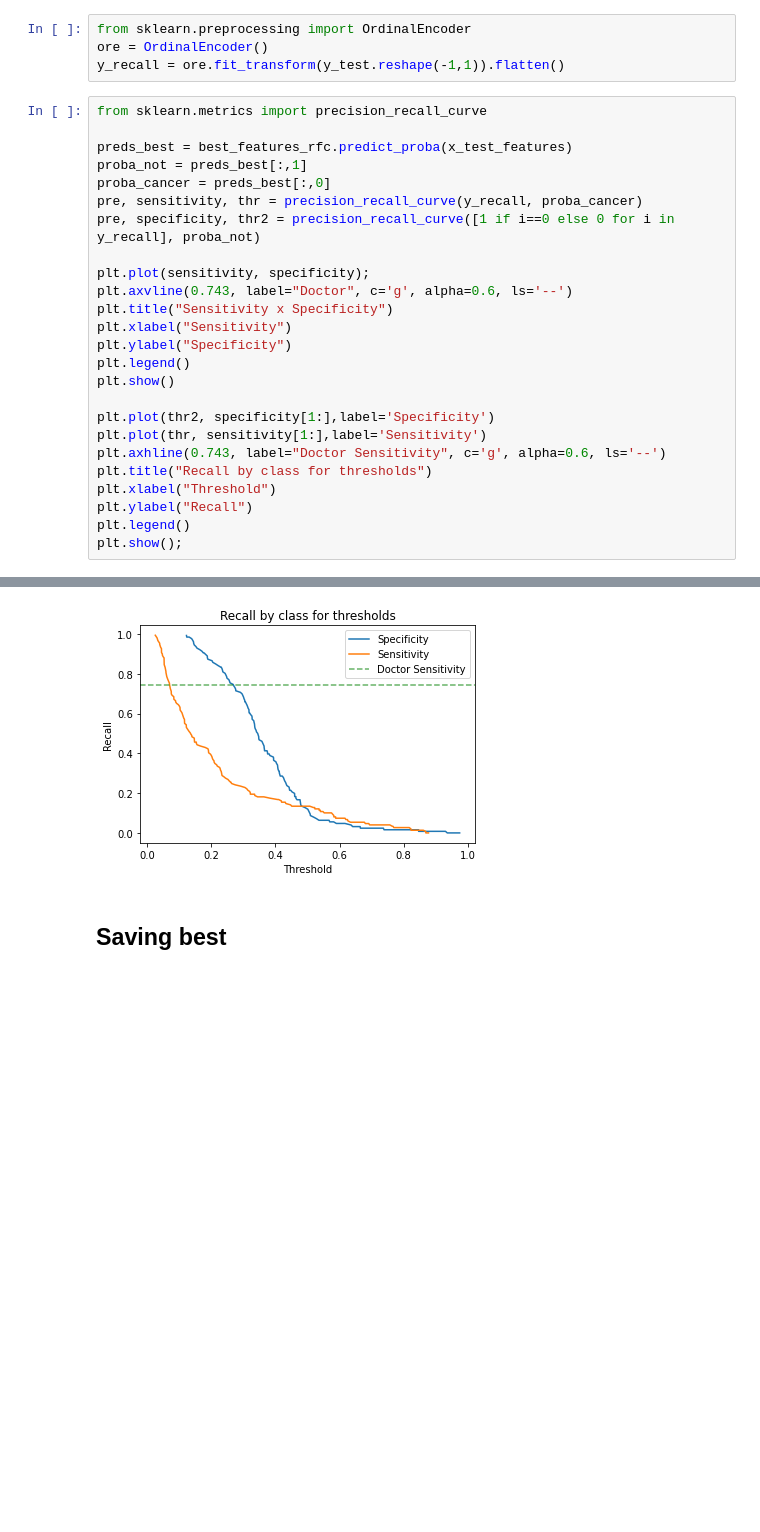
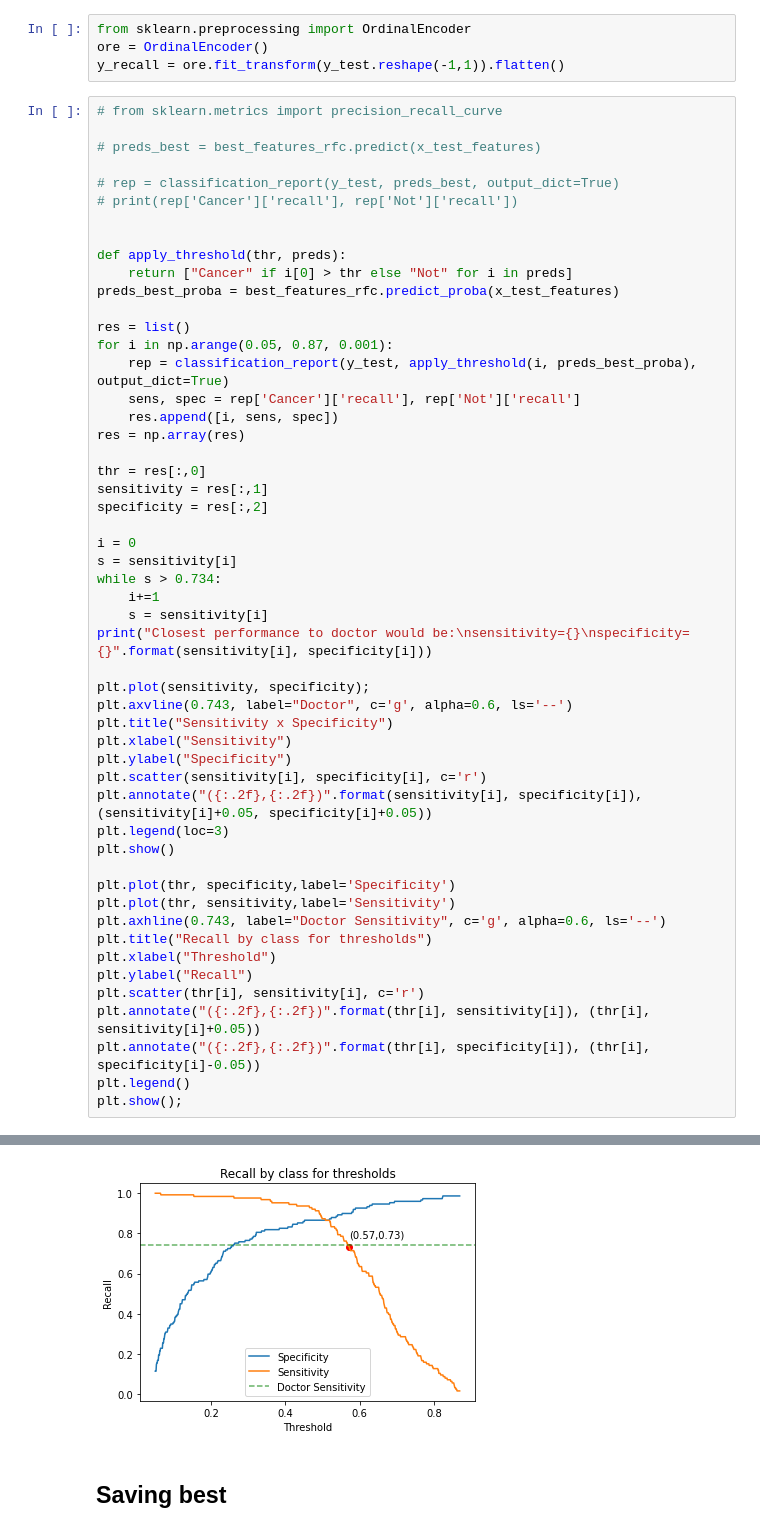
Before and after one commit to CEDipEngineering/ComputerAidedSkinCancerIdentificationAndDiagnosis, a Jupyter notebook: experiments/dip/model_stacking.ipynb, the cells around one changed output, grey strips where cells are left out. Saved outputs shown, nothing was run; the diff lists cells and outputs as text; blank space fills up the shorter version.

Commit message:
Specificity Sensitivity Doctor comparison

```diff
--- a/experiments/dip/model_stacking.ipynb
+++ b/experiments/dip/model_stacking.ipynb
@@ -238,28 +238,55 @@ from sklearn.preprocessing import OrdinalEncoder
 ore = OrdinalEncoder()
 y_recall = ore.fit_transform(y_test.reshape(-1,1)).flatten()
 # %%
-from sklearn.metrics import precision_recall_curve
+# from sklearn.metrics import precision_recall_curve
 
-preds_best = best_features_rfc.predict_proba(x_test_features)
-proba_not = preds_best[:,1]
-proba_cancer = preds_best[:,0]
-pre, sensitivity, thr = precision_recall_curve(y_recall, proba_cancer)
-pre, specificity, thr2 = precision_recall_curve([1 if i==0 else 0 for i in y_recall], proba_not)
+# preds_best = best_features_rfc.predict(x_test_features)
+
+# rep = classification_report(y_test, preds_best, output_dict=True)
+# print(rep['Cancer']['recall'], rep['Not']['recall'])
+
+
+def apply_threshold(thr, preds):
+    return ["Cancer" if i[0] > thr else "Not" for i in preds]
+preds_best_proba = best_features_rfc.predict_proba(x_test_features)
+
+res = list()
+for i in np.arange(0.05, 0.87, 0.001):
+    rep = classification_report(y_test, apply_threshold(i, preds_best_proba), output_dict=True)
+    sens, spec = rep['Cancer']['recall'], rep['Not']['recall']
+    res.append([i, sens, spec])
+res = np.array(res)
+
+thr = res[:,0]
+sensitivity = res[:,1]
+specificity = res[:,2]
+
+i = 0
+s = sensitivity[i]
+while s > 0.734:
+    i+=1
+    s = sensitivity[i]
+print("Closest performance to doctor would be:\nsensitivity={}\nspecificity={}".format(sensitivity[i], specificity[i]))
 
 plt.plot(sensitivity, specificity);
 plt.axvline(0.743, label="Doctor", c='g', alpha=0.6, ls='--')
 plt.title("Sensitivity x Specificity")
 plt.xlabel("Sensitivity")
 plt.ylabel("Specificity")
-plt.legend()
+plt.scatter(sensitivity[i], specificity[i], c='r')
+plt.annotate("({:.2f},{:.2f})".format(sensitivity[i], specificity[i]), (sensitivity[i]+0.05, specificity[i]+0.05))
+plt.legend(loc=3)
 plt.show()
 
-plt.plot(thr2, specificity[1:],label='Specificity')
-plt.plot(thr, sensitivity[1:],label='Sensitivity')
+plt.plot(thr, specificity,label='Specificity')
+plt.plot(thr, sensitivity,label='Sensitivity')
 plt.axhline(0.743, label="Doctor Sensitivity", c='g', alpha=0.6, ls='--')
 plt.title("Recall by class for thresholds")
 plt.xlabel("Threshold")
 plt.ylabel("Recall")
+plt.scatter(thr[i], sensitivity[i], c='r')
+plt.annotate("({:.2f},{:.2f})".format(thr[i], sensitivity[i]), (thr[i], sensitivity[i]+0.05))
+plt.annotate("({:.2f},{:.2f})".format(thr[i], specificity[i]), (thr[i], specificity[i]-0.05))
 plt.legend()
 plt.show();
 # %% [output]
@@ -267,4 +297,4 @@ plt.show();
-[figure, old version]
+[figure, new version]
 # %% [markdown]
 ## Saving best
 # %%
```
Also changed, not shown: parts of 2 cells of this notebook.
